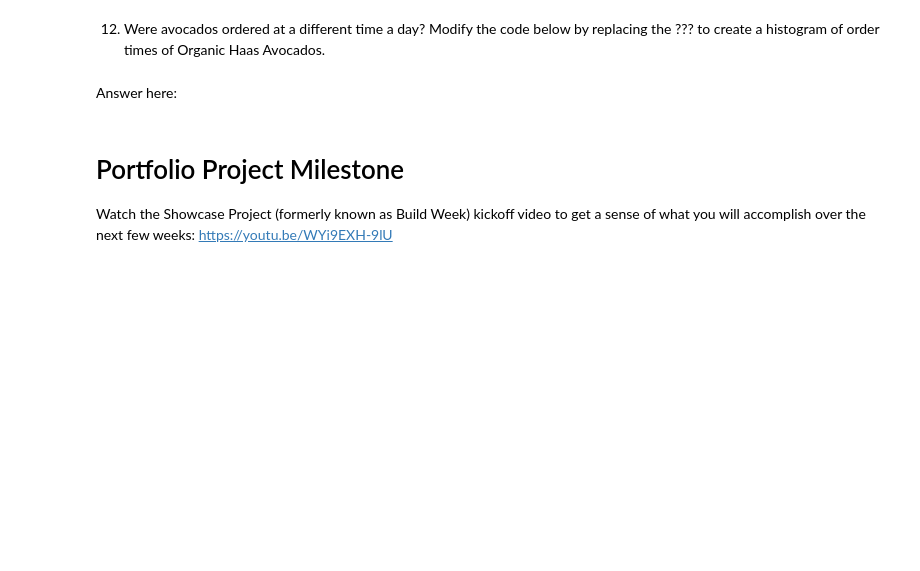
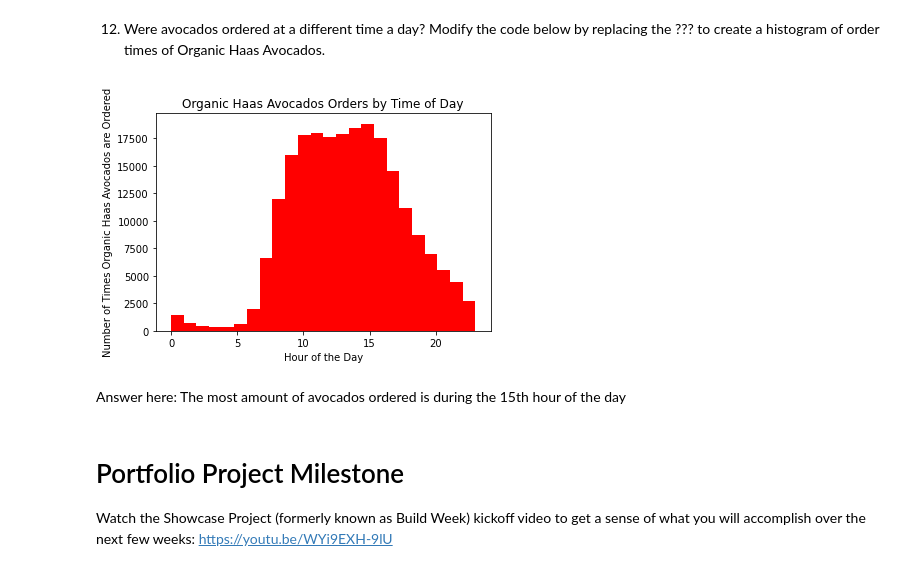
Before and after one commit to mariokart345/DS-Unit-1-Sprint-1-Data-Wrangling-and-Storytelling, a Jupyter notebook: module3-join-and-reshape-data/LS_DS_113_Join_and_Reshape_Data_Assignment.ipynb, the cells around one changed output. Saved outputs shown, nothing was run; the diff lists cells and outputs as text; code cells hidden in the pictures; blank space fills up the shorter version.

```diff
--- a/module3-join-and-reshape-data/LS_DS_113_Join_and_Reshape_Data_Assignment.ipynb
+++ b/module3-join-and-reshape-data/LS_DS_113_Join_and_Reshape_Data_Assignment.ipynb
@@ -263,20 +319,22 @@ Answer here:
 # %%
 #Calculate mean order times by product
 
-Haas_avocado = order_times.loc[order_times['product_name'] == '????????']
+Haas_avocado = order_times.loc[order_times['product_name'] == 'Organic Hass Avocado']
 
 
 import matplotlib.pyplot as plt
 
 plt.hist(Haas_avocado['order_hour_of_day'],bins=24, color='red')
 
 plt.xlabel('Hour of the Day')
-plt.ylabel('Number of Times ?????????? are Ordered')
-plt.title('???????????? Orders by Time of Day')
+plt.ylabel('Number of Times Organic Haas Avocados are Ordered')
+plt.title('Organic Haas Avocados Orders by Time of Day')
 
 plt.show()
+# %% [output]
+[figure, added]
-# %% [markdown]
-Answer here:
+# %% [markdown]
+Answer here: The most amount of avocados ordered is during the 15th hour of the day
 # %% [markdown]
 # Portfolio Project Milestone
 
```
Also changed, not shown: parts of 13 cells of this notebook.
